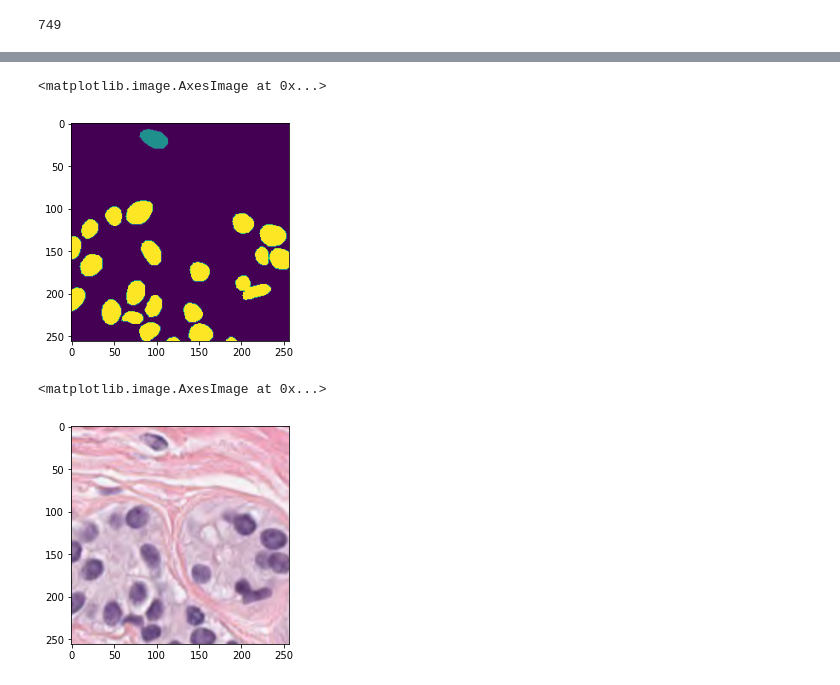
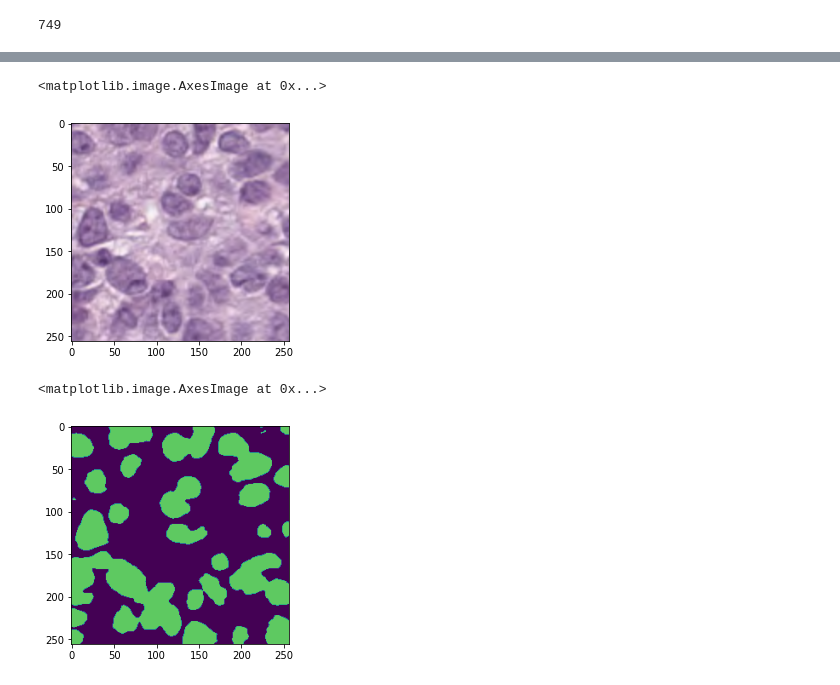
Before and after one commit to MahdiEsrafili/image_segmentation, a Jupyter notebook: cancer_instance_segmentation.ipynb, the cells around one changed output, grey strips where cells are left out. Drawn from its saved outputs; the diff is of its cells as text; code cells hidden in the pictures.

```diff
--- a/cancer_instance_segmentation.ipynb
+++ b/cancer_instance_segmentation.ipynb
@@ -355,33 +363,42 @@ RuntimeError: ignored
 ## lets check semantic segmentaion
 # %%
 class CancerSemantic(Dataset):
-  def __init__(self,indexes, images, masks, types, transform):
+  def __init__(self,indexes, images, masks, types, transform, unet=False):
     self.indexes = indexes
     self.images = images
     self.masks = masks
     self.types = types
     self.transform = transform
+    self.unet = unet
 
   def __len__(self):
     return self.indexes.shape[0]
 
   def __getitem__(self, idx):
-    image = Image.fromarray(self.images[self.indexes[idx]].astype(np.uint8))
+    idx = self.indexes[idx]
+    image = Image.fromarray(self.images[idx].astype(np.uint8))
     image = self.transform(image)
     mask = self.masks[idx]
-    masks = self.create_mask(mask)
-    return image, masks
+    mask = self.create_mask(mask)
+    return image, mask
 
   def create_mask(self, mask):
     channel_types = np.array(['Neoplastic cells', 'Inflammatory', 'Connective/Soft tissue cells', 'Dead Cells', 'Epithelial', 'Background'])
     result = mask.copy()
-    masks = np.zeros(result.shape[:2])
     num_channels = result.shape[-1]
-    channel_label_map = {0:1, 1:1, 2:2, 3:3, 4:4, 5:0}
-    for channel in range(num_channels):
-      masks += np.logical_and(result[:,:,channel], 1) * channel_label_map[channel]
-    masks = torch.tensor(masks, dtype=torch.int8)
-    return masks
+    channel_label_map = {0:5, 1:1, 2:2, 3:3, 4:4, 5:0}
+    if not self.unet:
+      masks_out = np.zeros(result.shape[:2])
+      for channel in range(num_channels):
+        masks_out += np.logical_and(result[:,:,channel], 1) * channel_label_map[channel]
+    else:
+      masks_out = np.logical_and(result, 1) * 1
+      t = masks_out[:,:,0].copy()
+      masks_out[:,:,0] = masks_out[:,:,5].copy()
+      masks_out[:,:,5] = t
+      masks_out = masks_out.transpose(2,0,1)
+    masks_out = torch.tensor(masks_out, dtype=torch.int8)
+    return masks_out
 # %%
 cancer_semantic_ds = CancerSemantic(breast_cell_idx, images, masks, types, transform)
 # %%
@@ -407,3 +434,13 @@ test_loader = DataLoader(test_dataset, batch_size=batch_size, shuffle=False)
 # %%
 model = torchvision.models.segmentation.deeplabv3_resnet50(pretrained=True, progress=True)
 model.classifier = torchvision.models.segmentation.deeplabv3.DeepLabHead(2048, 6)
+# %%
+# unet model. comment or uncomment to select deepLab or unet
+model = torch.hub.load('mateuszbuda/brain-segmentation-pytorch', 'unet',
+    in_channels=3, out_channels=6, init_features=32, pretrained=False)
+
+cancer_semantic_ds_unet = CancerSemantic(breast_cell_idx, images, masks, types, transform, unet=True)
+train_dataset, test_dataset = torch.utils.data.random_split(cancer_semantic_ds_unet, [500, 249])
+batch_size = 4
+train_loader = DataLoader(train_dataset,batch_size=batch_size, shuffle=True)
+test_loader = DataLoader(test_dataset, batch_size=batch_size, shuffle=False)
@@ -488,10 +527,10 @@ sum(test_losses) / len(test_losses)
 # %%
-plt.imshow(test_dataset[0][1])
+plt.imshow(test_dataset[2][0].permute(1,2,0))
 # %% [output]
 <matplotlib.image.AxesImage at 0x...>
-[figure, old version]
+[figure, new version]
 # %%
-plt.imshow(test_dataset[0][0].permute(1,2,0))
+plt.imshow(preds[0][2].argmax(dim=0))
 # %% [output]
 <matplotlib.image.AxesImage at 0x...>
-[figure, old version]
+[figure, new version]
```
Also changed, not shown: parts of 21 cells of this notebook.
